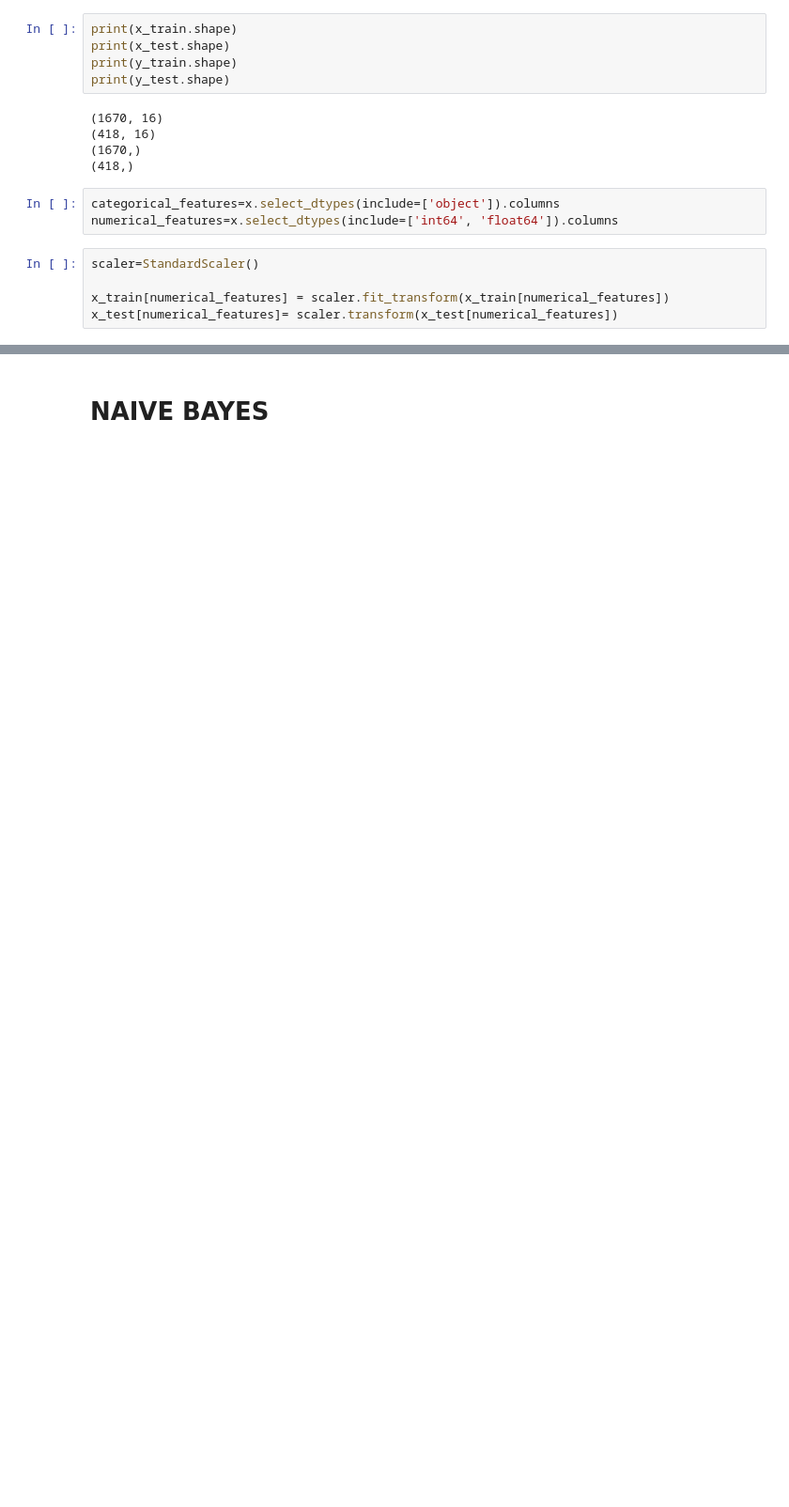
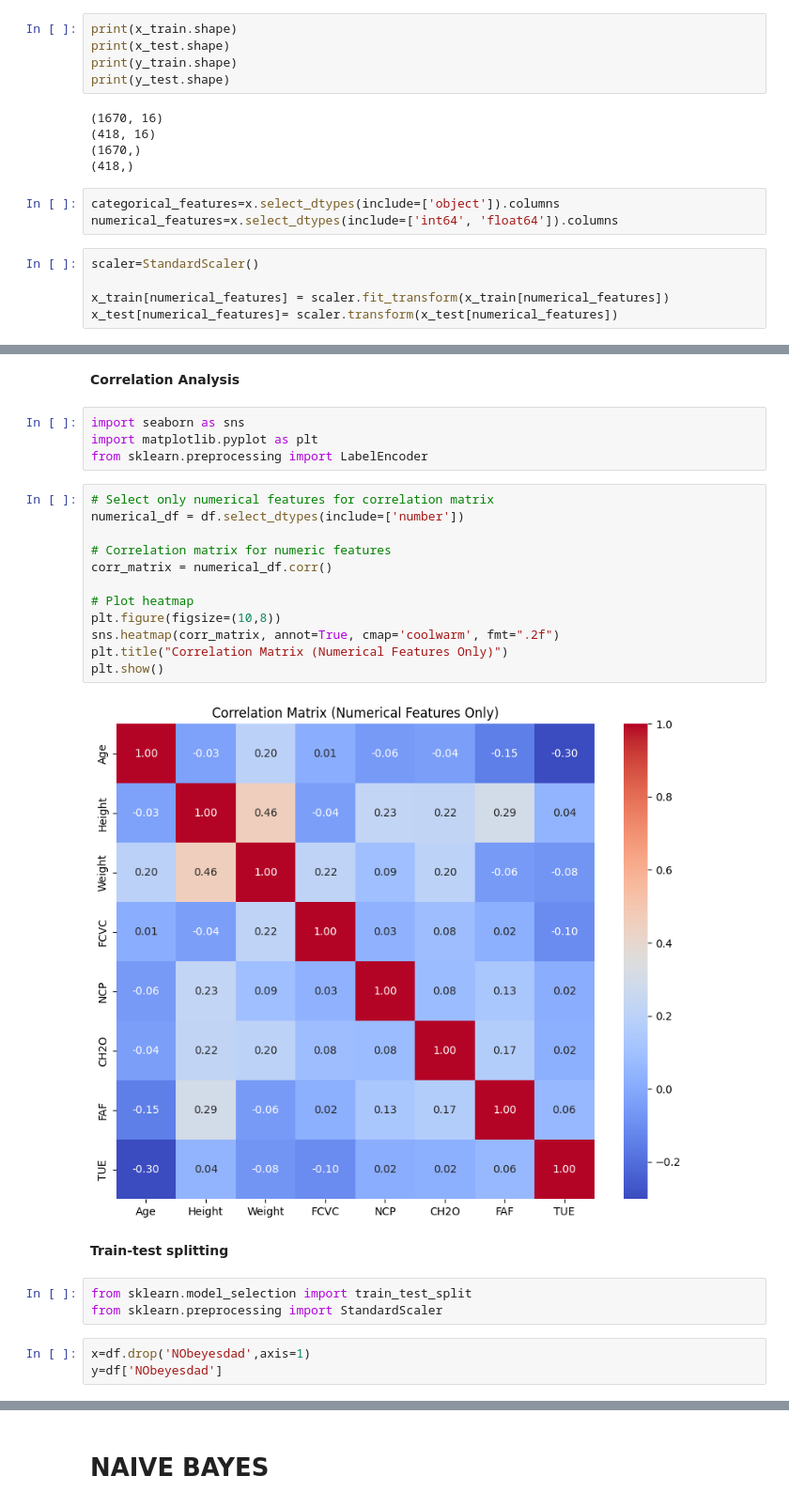
Before and after one commit to Nafiz-kodar/Machine_learning_project, a Jupyter notebook: 422_Project.ipynb, the cells around one changed output, grey strips where cells are left out. Shown at 94% size. Saved outputs shown, nothing was run; the diff lists cells and outputs as text; blank space fills up the shorter version.

```diff
--- a/422_Project.ipynb
+++ b/422_Project.ipynb
@@ -287,0 +429,28 @@ for col in categorical_features:
+# %% [markdown]
+**Correlation Analysis**
+# %%
+import seaborn as sns
+import matplotlib.pyplot as plt
+from sklearn.preprocessing import LabelEncoder
+# %%
+# Select only numerical features for correlation matrix
+numerical_df = df.select_dtypes(include=['number'])
+
+# Correlation matrix for numeric features
+corr_matrix = numerical_df.corr()
+
+# Plot heatmap
+plt.figure(figsize=(10,8))
+sns.heatmap(corr_matrix, annot=True, cmap='coolwarm', fmt=".2f")
+plt.title("Correlation Matrix (Numerical Features Only)")
+plt.show()
+# %% [output]
+[figure, added]
+# %% [markdown]
+**Train-test splitting**
+# %%
+from sklearn.model_selection import train_test_split
+from sklearn.preprocessing import StandardScaler
+# %%
+x=df.drop('NObeyesdad',axis=1)
+y=df['NObeyesdad']
```
Also changed, not shown: parts of 43 cells of this notebook.
